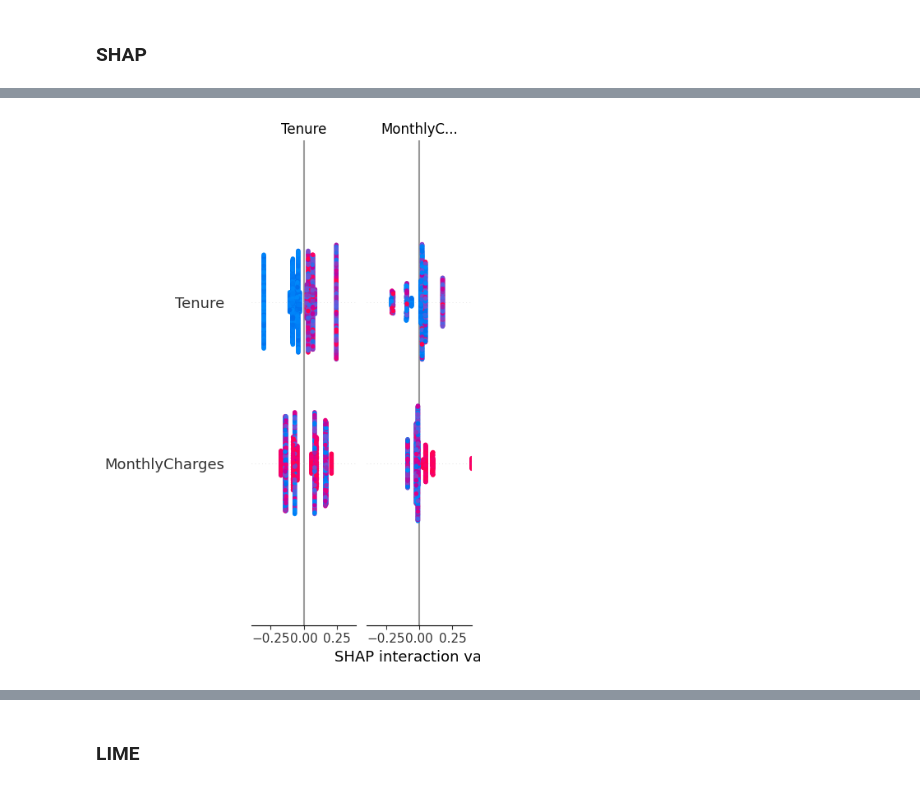
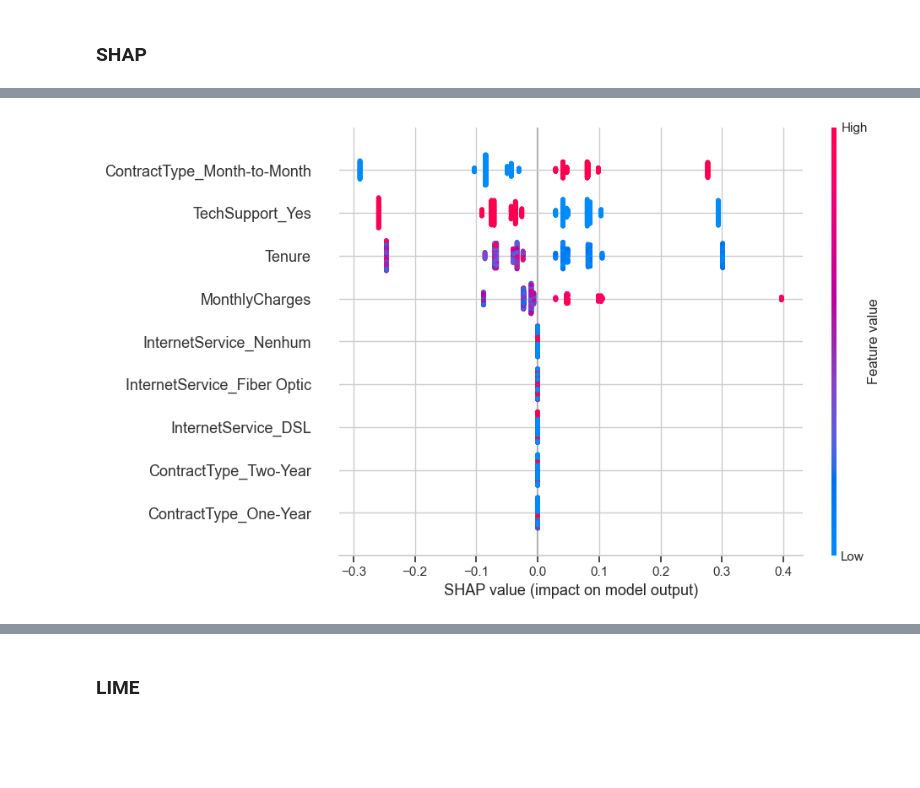
Before and after one commit to FranGoncal/ProjetoLEI, a Jupyter notebook: kaggle_only.ipynb, the cells around one changed output, grey strips where cells are left out. Cells and saved outputs as stored; diff of their text form; code cells hidden in the pictures; blank space fills up the shorter version.

```diff
--- a/kaggle_only.ipynb
+++ b/kaggle_only.ipynb
@@ -496,12 +496,12 @@ shap.summary_plot(shap_values, X)
 # %%
 from sklearn.tree import DecisionTreeClassifier
 model = DecisionTreeClassifier()
 model.fit(X, y)
 shap_values = shap.TreeExplainer(model).shap_values(X)
 import shap
-shap.summary_plot(shap_values, X)
+shap.summary_plot(shap_values[:, :, 1], X, plot_size=(10, 6))
 # %% [output]
-[figure, old version]
+[figure, new version]
 # %%
 from sklearn.svm import SVC
 model = SVC(kernel='linear', random_state=42, probability=True)
```
Also changed, not shown: parts of 38 cells of this notebook, 8 other files.
